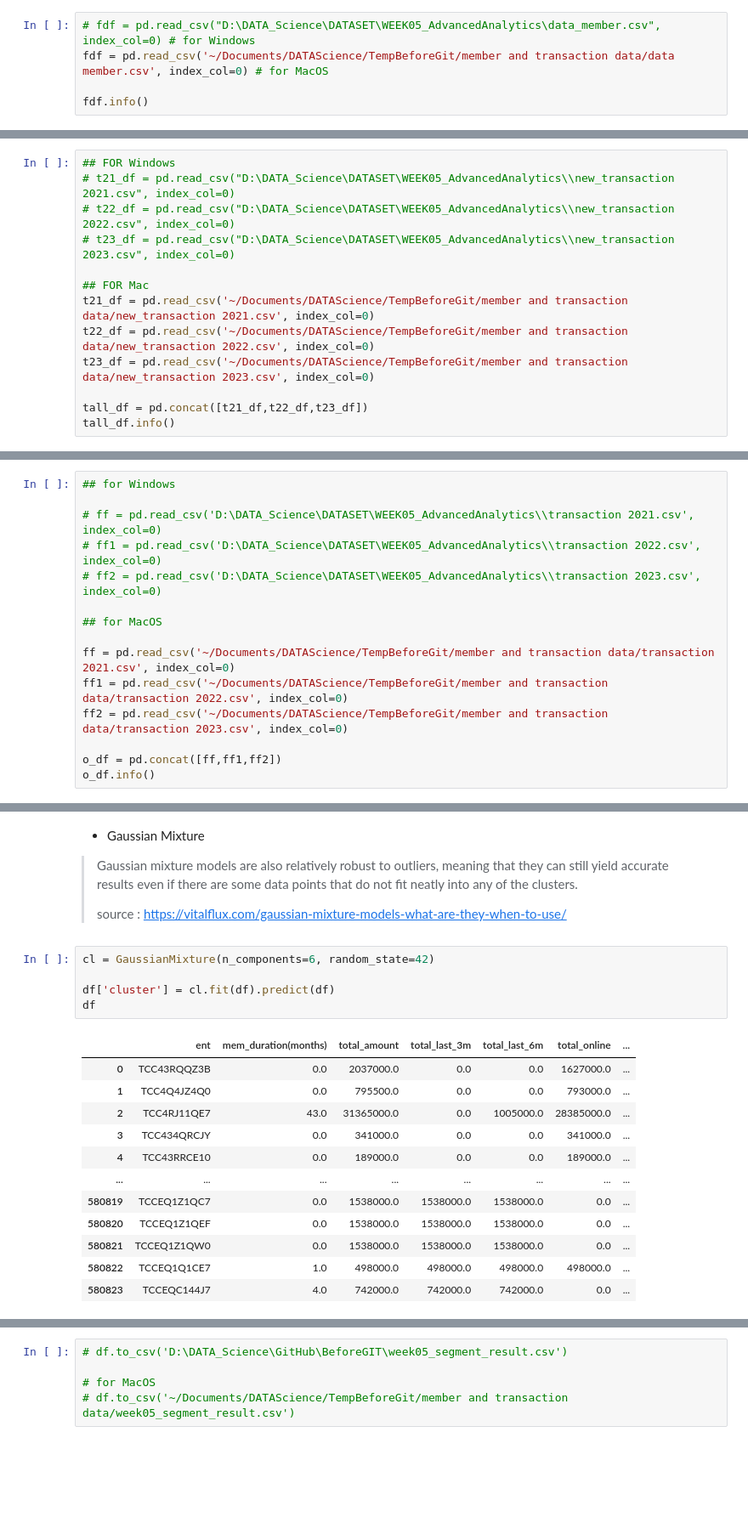
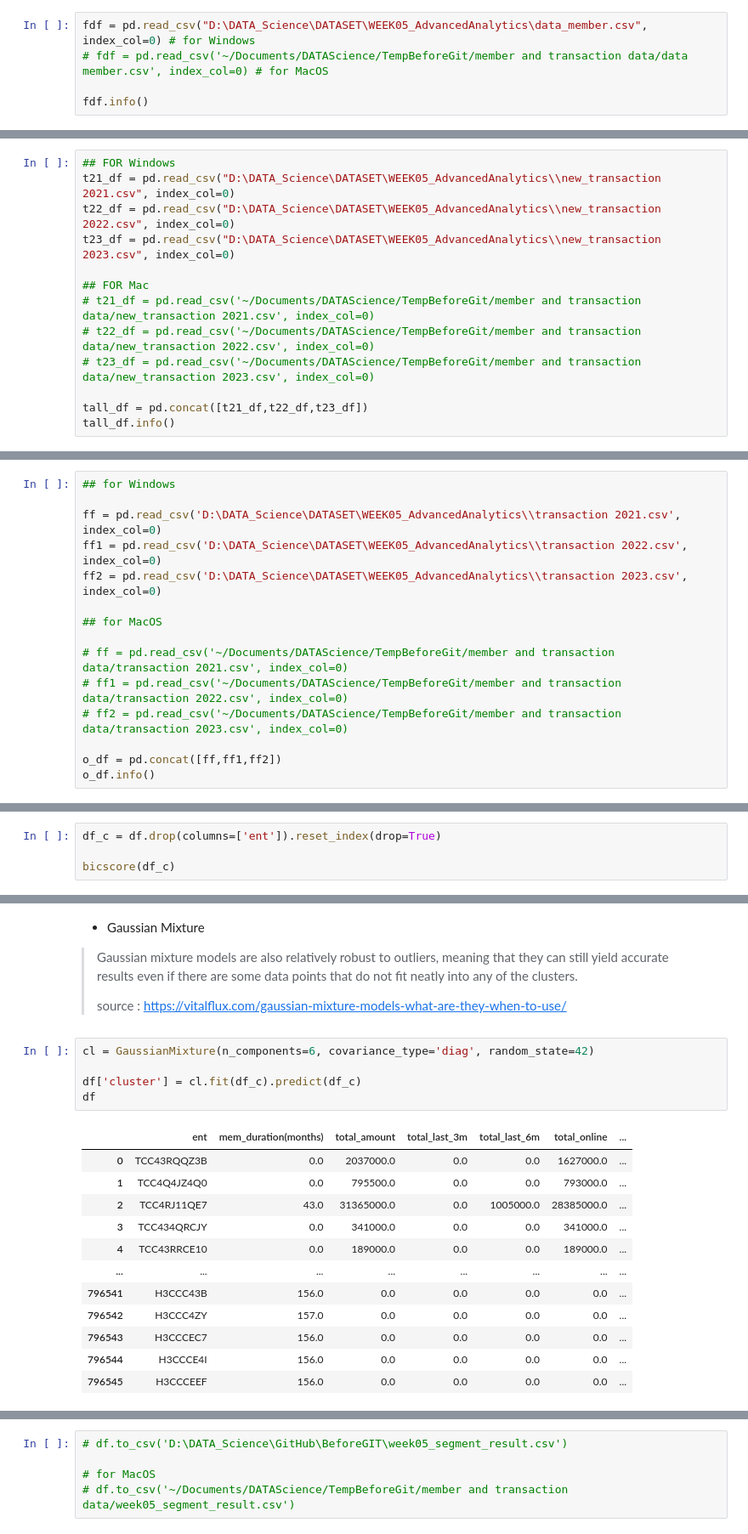
Before and after one commit to HikariJadeEmpire/AdvancedAnalytics-MADT8101, a Jupyter notebook: Week05_CustomerSegmentation/week5-Segmentation.ipynb, the cells around one changed output, grey strips where cells are left out. Shown at 85% size. Drawn from its saved outputs; the diff is of its cells as text; blank space fills up the shorter version.

```diff
--- a/Week05_CustomerSegmentation/week5-Segmentation.ipynb
+++ b/Week05_CustomerSegmentation/week5-Segmentation.ipynb
@@ -8,8 +8,8 @@ import matplotlib.pyplot as plt
 
 import datetime as dt
 # %%
-# fdf = pd.read_csv("D:\DATA_Science\DATASET\WEEK05_AdvancedAnalytics\data_member.csv", index_col=0) # for Windows
-fdf = pd.read_csv('~/Documents/DATAScience/TempBeforeGit/member and transaction data/data member.csv', index_col=0) # for MacOS
+fdf = pd.read_csv("D:\DATA_Science\DATASET\WEEK05_AdvancedAnalytics\data_member.csv", index_col=0) # for Windows
+# fdf = pd.read_csv('~/Documents/DATAScience/TempBeforeGit/member and transaction data/data member.csv', index_col=0) # for MacOS
 
 fdf.info()
 # %% [output]
@@ -27,14 +27,14 @@ dtypes: int64(2), object(3)
 memory usage: 27.0+ MB
 # %%
 ## FOR Windows
-# t21_df = pd.read_csv("D:\DATA_Science\DATASET\WEEK05_AdvancedAnalytics\\new_transaction 2021.csv", index_col=0)
-# t22_df = pd.read_csv("D:\DATA_Science\DATASET\WEEK05_AdvancedAnalytics\\new_transaction 2022.csv", index_col=0)
-# t23_df = pd.read_csv("D:\DATA_Science\DATASET\WEEK05_AdvancedAnalytics\\new_transaction 2023.csv", index_col=0)
+t21_df = pd.read_csv("D:\DATA_Science\DATASET\WEEK05_AdvancedAnalytics\\new_transaction 2021.csv", index_col=0)
+t22_df = pd.read_csv("D:\DATA_Science\DATASET\WEEK05_AdvancedAnalytics\\new_transaction 2022.csv", index_col=0)
+t23_df = pd.read_csv("D:\DATA_Science\DATASET\WEEK05_AdvancedAnalytics\\new_transaction 2023.csv", index_col=0)
 
 ## FOR Mac
-t21_df = pd.read_csv('~/Documents/DATAScience/TempBeforeGit/member and transaction data/new_transaction 2021.csv', index_col=0)
-t22_df = pd.read_csv('~/Documents/DATAScience/TempBeforeGit/member and transaction data/new_transaction 2022.csv', index_col=0)
-t23_df = pd.read_csv('~/Documents/DATAScience/TempBeforeGit/member and transaction data/new_transaction 2023.csv', index_col=0)
+# t21_df = pd.read_csv('~/Documents/DATAScience/TempBeforeGit/member and transaction data/new_transaction 2021.csv', index_col=0)
+# t22_df = pd.read_csv('~/Documents/DATAScience/TempBeforeGit/member and transaction data/new_transaction 2022.csv', index_col=0)
+# t23_df = pd.read_csv('~/Documents/DATAScience/TempBeforeGit/member and transaction data/new_transaction 2023.csv', index_col=0)
 
 tall_df = pd.concat([t21_df,t22_df,t23_df])
 tall_df.info()
@@ -58,15 +58,15 @@ memory usage: 315.0+ MB
 # %%
 ## for Windows
 
-# ff = pd.read_csv('D:\DATA_Science\DATASET\WEEK05_AdvancedAnalytics\\transaction 2021.csv', index_col=0)
-# ff1 = pd.read_csv('D:\DATA_Science\DATASET\WEEK05_AdvancedAnalytics\\transaction 2022.csv', index_col=0)
-# ff2 = pd.read_csv('D:\DATA_Science\DATASET\WEEK05_AdvancedAnalytics\\transaction 2023.csv', index_col=0)
+ff = pd.read_csv('D:\DATA_Science\DATASET\WEEK05_AdvancedAnalytics\\transaction 2021.csv', index_col=0)
+ff1 = pd.read_csv('D:\DATA_Science\DATASET\WEEK05_AdvancedAnalytics\\transaction 2022.csv', index_col=0)
+ff2 = pd.read_csv('D:\DATA_Science\DATASET\WEEK05_AdvancedAnalytics\\transaction 2023.csv', index_col=0)
 
 ## for MacOS
 
-ff = pd.read_csv('~/Documents/DATAScience/TempBeforeGit/member and transaction data/transaction 2021.csv', index_col=0)
-ff1 = pd.read_csv('~/Documents/DATAScience/TempBeforeGit/member and transaction data/transaction 2022.csv', index_col=0)
-ff2 = pd.read_csv('~/Documents/DATAScience/TempBeforeGit/member and transaction data/transaction 2023.csv', index_col=0)
+# ff = pd.read_csv('~/Documents/DATAScience/TempBeforeGit/member and transaction data/transaction 2021.csv', index_col=0)
+# ff1 = pd.read_csv('~/Documents/DATAScience/TempBeforeGit/member and transaction data/transaction 2022.csv', index_col=0)
+# ff2 = pd.read_csv('~/Documents/DATAScience/TempBeforeGit/member and transaction data/transaction 2023.csv', index_col=0)
 
 o_df = pd.concat([ff,ff1,ff2])
 o_df.info()
@@ -413,0 +425,4 @@ bicscore(df)
+# %%
+df_c = df.drop(columns=['ent']).reset_index(drop=True)
+
+bicscore(df_c)
@@ -424,20 +463,20 @@ Exception:
 >
 > source : https://vitalflux.com/gaussian-mixture-models-what-are-they-when-to-use/
 # %%
-cl = GaussianMixture(n_components=6, random_state=42)
+cl = GaussianMixture(n_components=6, covariance_type='diag', random_state=42)
 
-df['cluster'] = cl.fit(df).predict(df)
+df['cluster'] = cl.fit(df_c).predict(df_c)
 df
 # %% [output]
 |  | ent | mem_duration(months) | total_amount | total_last_3m | total_last_6m | total_online | ... |
 | 0 | TCC43RQQZ3B | 0.0 | 2037000.0 | 0.0 | 0.0 | 1627000.0 | ... |
 | 1 | TCC4Q4JZ4Q0 | 0.0 | 795500.0 | 0.0 | 0.0 | 793000.0 | ... |
 | 2 | TCC4RJ11QE7 | 43.0 | 31365000.0 | 0.0 | 1005000.0 | 28385000.0 | ... |
 | 3 | TCC434QRCJY | 0.0 | 341000.0 | 0.0 | 0.0 | 341000.0 | ... |
 | 4 | TCC43RRCE10 | 0.0 | 189000.0 | 0.0 | 0.0 | 189000.0 | ... |
 | ... | ... | ... | ... | ... | ... | ... | ... |
-| 580819 | TCCEQ1Z1QC7 | 0.0 | 1538000.0 | 1538000.0 | 1538000.0 | 0.0 | ... |
-| 580820 | TCCEQ1Z1QEF | 0.0 | 1538000.0 | 1538000.0 | 1538000.0 | 0.0 | ... |
-| 580821 | TCCEQ1Z1QW0 | 0.0 | 1538000.0 | 1538000.0 | 1538000.0 | 0.0 | ... |
-| 580822 | TCCEQ1Q1CE7 | 1.0 | 498000.0 | 498000.0 | 498000.0 | 498000.0 | ... |
-| 580823 | TCCEQC144J7 | 4.0 | 742000.0 | 742000.0 | 742000.0 | 0.0 | ... |
+| 796541 | H3CCC43B | 156.0 | 0.0 | 0.0 | 0.0 | 0.0 | ... |
+| 796542 | H3CCC4ZY | 157.0 | 0.0 | 0.0 | 0.0 | 0.0 | ... |
+| 796543 | H3CCCEC7 | 156.0 | 0.0 | 0.0 | 0.0 | 0.0 | ... |
+| 796544 | H3CCCE4I | 156.0 | 0.0 | 0.0 | 0.0 | 0.0 | ... |
+| 796545 | H3CCCEEF | 156.0 | 0.0 | 0.0 | 0.0 | 0.0 | ... |
```
Also changed, not shown: parts of 14 cells of this notebook.
